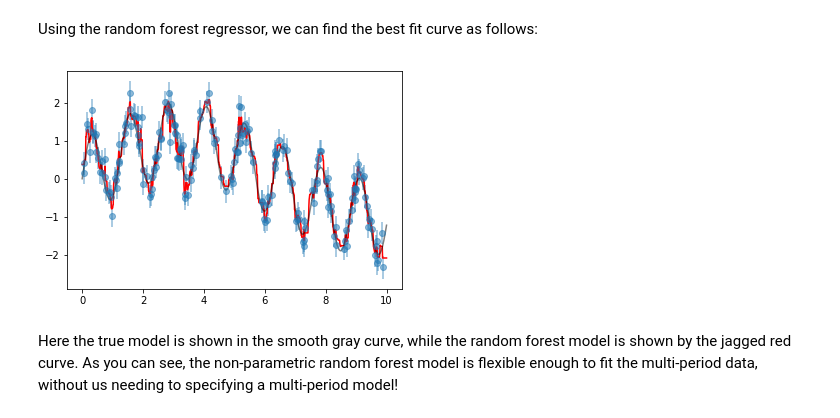
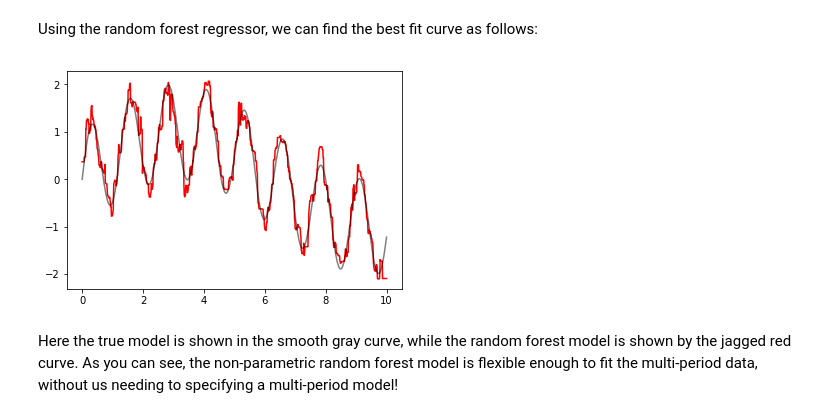
Before and after one commit to mrJTY/machine-learning-unsw, a Jupyter notebook: tutorials/ensemble/Lab8_EnsembleLearning_Qs.ipynb, the cells around one changed output. Saved outputs shown, nothing was run; the diff lists cells and outputs as text; code cells hidden in the pictures.

```diff
--- a/tutorials/ensemble/Lab8_EnsembleLearning_Qs.ipynb
+++ b/tutorials/ensemble/Lab8_EnsembleLearning_Qs.ipynb
@@ -330,17 +373,17 @@ Using the random forest regressor, we can find the best fit curve as follows:
 # %%
 from sklearn.ensemble import RandomForestRegressor
 forest = RandomForestRegressor(200)
 forest.fit(x[:, None], y)
 
 xfit = np.linspace(0, 10, 1000)
 yfit = forest.predict(xfit[:, None])
 ytrue = model(xfit, sigma=0)
 
-plt.errorbar(x, y, 0.3, fmt='o', alpha=0.5)
+#plt.errorbar(x, y, 0.3, fmt='o', alpha=0.5)
 plt.plot(xfit, yfit, '-r');
 plt.plot(xfit, ytrue, '-k', alpha=0.5);
 # %% [output]
-[figure, old version]
+[figure, new version]
 # %% [markdown]
 Here the true model is shown in the smooth gray curve, while the random forest model is shown by the jagged red curve. As you can see, the non-parametric random forest model is flexible enough to fit the multi-period data, without us needing to specifying a multi-period model!
 # %% [markdown]
```
Also changed, not shown: parts of 16 cells of this notebook.
